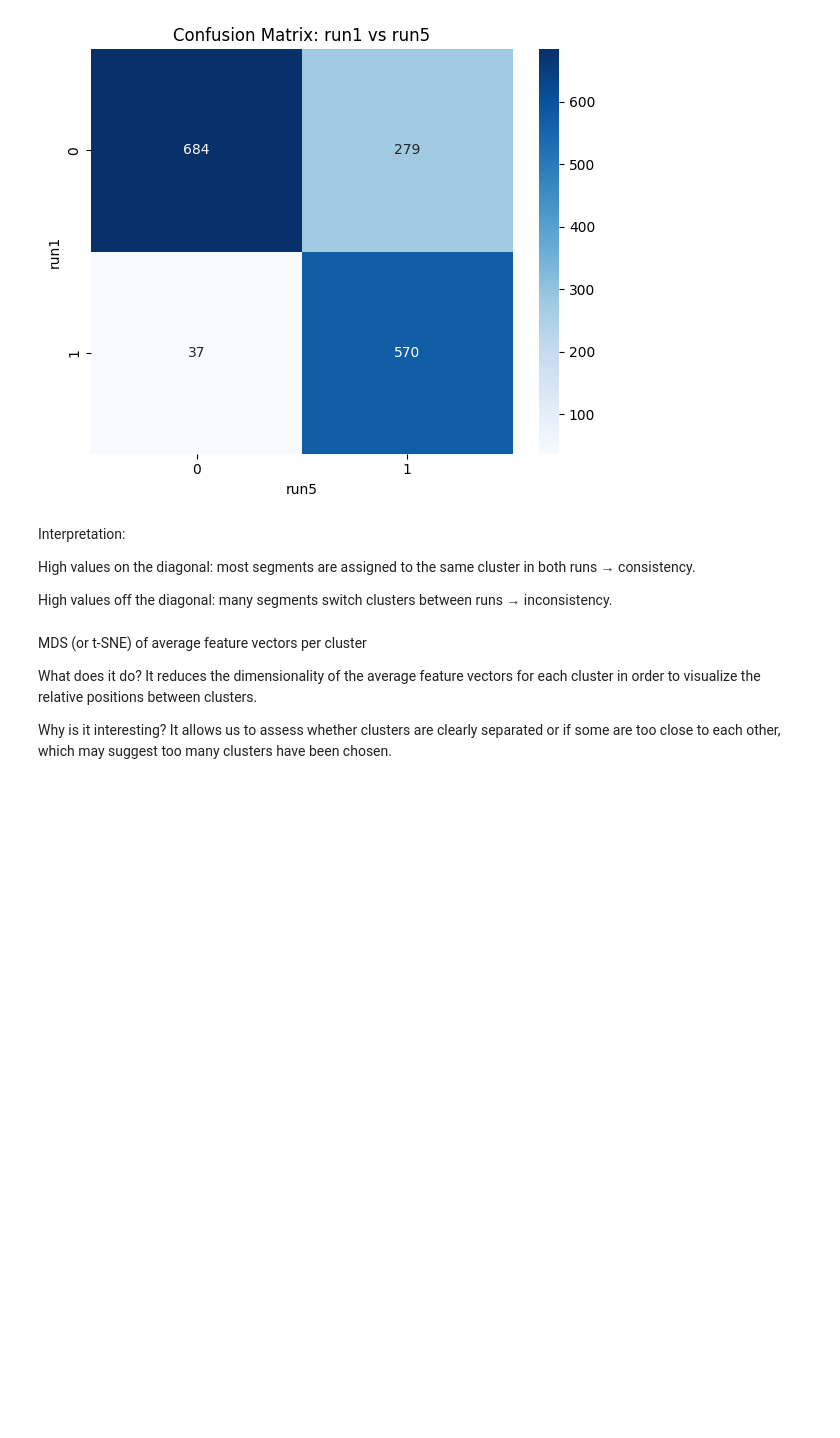
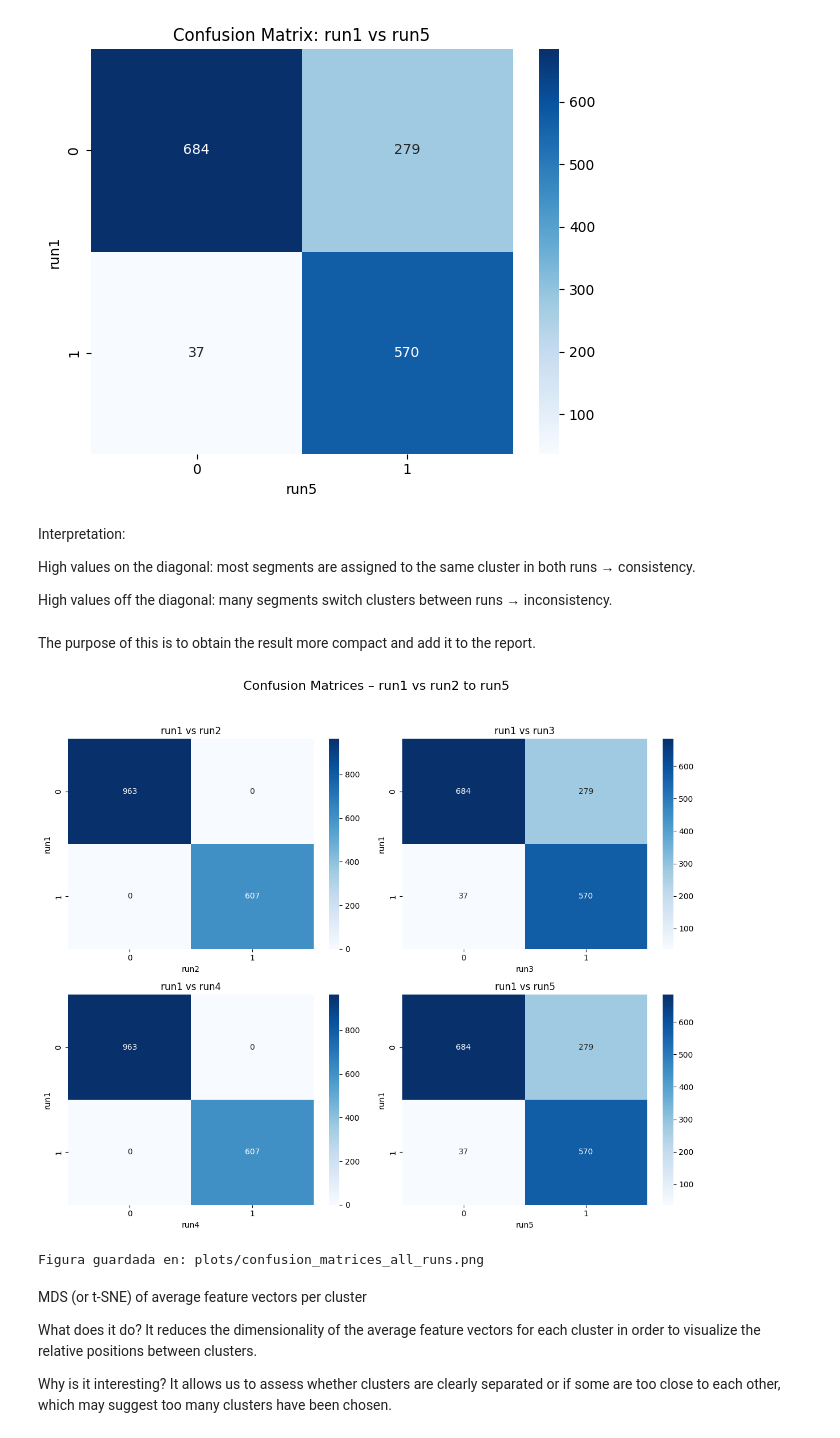
Before and after one commit to eduardo-illueca/icg-project, a Jupyter notebook: ICG_subcomplexes/HC_full_code_definitive_k=2.ipynb, the cells around one changed output. Saved outputs shown, nothing was run; the diff lists cells and outputs as text; code cells hidden in the pictures; blank space fills up the shorter version.

```diff
--- a/ICG_subcomplexes/HC_full_code_definitive_k=2.ipynb
+++ b/ICG_subcomplexes/HC_full_code_definitive_k=2.ipynb
@@ -1936,6 +2001,33 @@ Interpretation:
 High values on the diagonal: most segments are assigned to the same cluster in both runs → consistency.
 
 High values off the diagonal: many segments switch clusters between runs → inconsistency.
+# %% [markdown]
+The purpose of this is to obtain the result more compact and add it to the report.
+# %%
+# Preparar figura
+fig, axes = plt.subplots(2, 2, figsize=(12, 10))
+fig.suptitle("Confusion Matrices – run1 vs run2 to run5", fontsize=16)
+
+for idx, i in enumerate(range(1, 5)):
+    runA = "run1"
+    runB = f"run{i+1}"
+    confusion = pd.crosstab(aligned_assignments[runA], aligned_assignments[runB])
+
+    ax = axes[idx // 2, idx % 2]  # Posiciona en subplot correspondiente
+    sns.heatmap(confusion, annot=True, fmt="d", cmap="Blues", ax=ax)
+    ax.set_title(f"{runA} vs {runB}")
+    ax.set_xlabel(runB)
+    ax.set_ylabel(runA)
+
+plt.tight_layout(rect=[0, 0, 1, 0.95])
+output_path = "plots/confusion_matrices_all_runs.png"
+plt.savefig(output_path, dpi=300)
+plt.show()
+
+print(f"Figura guardada en: {output_path}")
+# %% [output]
+[figure, added]
+Figura guardada en: plots/confusion_matrices_all_runs.png
 # %% [markdown]
 MDS (or t-SNE) of average feature vectors per cluster
 
```
Also changed, not shown: parts of 12 cells of this notebook.
